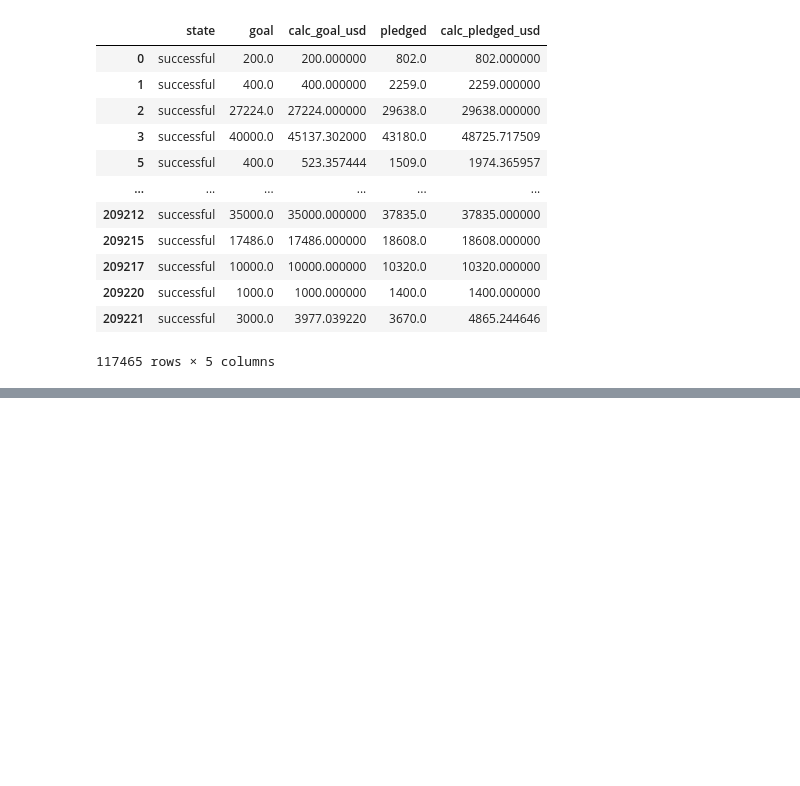
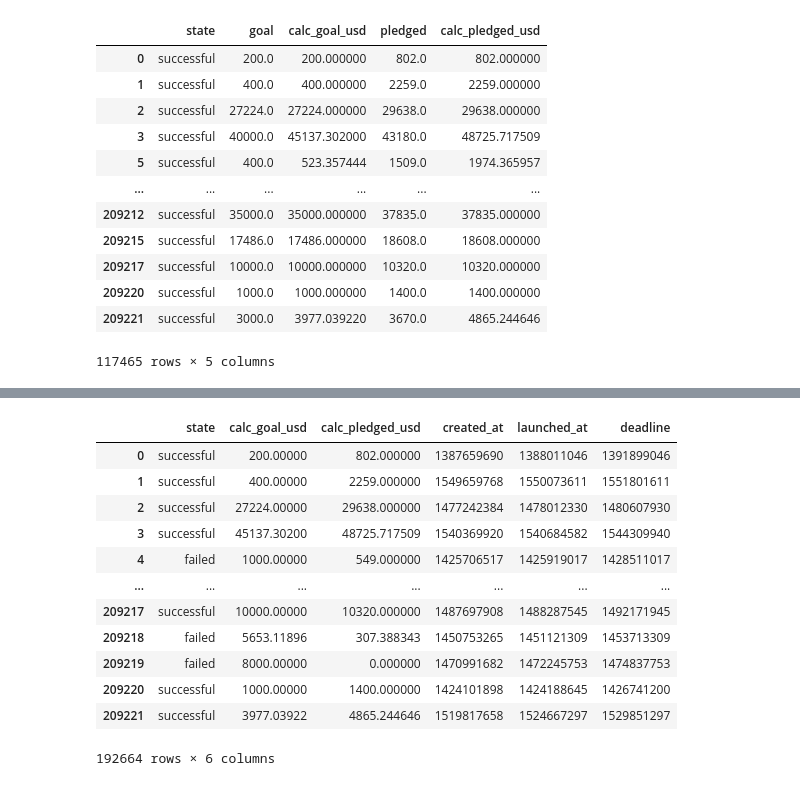
Before and after one commit to medscoops/Kickstarter_ARG, a Jupyter notebook: EDA-and-modeling.ipynb, the cells around one changed output, grey strips where cells are left out. Cells and saved outputs as stored; diff of their text form; code cells hidden in the pictures; blank space fills up the shorter version.

```diff
--- a/EDA-and-modeling.ipynb
+++ b/EDA-and-modeling.ipynb
@@ -684,0 +691,16 @@ merged_df[merged_df["state"] == "successful"][["state", "goal", "calc_goal_usd",
+# %%
+merged_df[["state", "calc_goal_usd","calc_pledged_usd", "created_at", "launched_at", "deadline"]]
+# %% [output]
+|  | state | calc_goal_usd | calc_pledged_usd | created_at | launched_at | deadline |
+| 0 | successful | 200.00000 | 802.000000 | 1387659690 | 1388011046 | 1391899046 |
+| 1 | successful | 400.00000 | 2259.000000 | 1549659768 | 1550073611 | 1551801611 |
+| 2 | successful | 27224.00000 | 29638.000000 | 1477242384 | 1478012330 | 1480607930 |
+| 3 | successful | 45137.30200 | 48725.717509 | 1540369920 | 1540684582 | 1544309940 |
+| 4 | failed | 1000.00000 | 549.000000 | 1425706517 | 1425919017 | 1428511017 |
+| ... | ... | ... | ... | ... | ... | ... |
+| 209217 | successful | 10000.00000 | 10320.000000 | 1487697908 | 1488287545 | 1492171945 |
+| 209218 | failed | 5653.11896 | 307.388343 | 1450753265 | 1451121309 | 1453713309 |
+| 209219 | failed | 8000.00000 | 0.000000 | 1470991682 | 1472245753 | 1474837753 |
+| 209220 | successful | 1000.00000 | 1400.000000 | 1424101898 | 1424188645 | 1426741200 |
+| 209221 | successful | 3977.03922 | 4865.244646 | 1519817658 | 1524667297 | 1529851297 |
+192664 rows × 6 columns
```
Also changed, not shown: parts of 15 cells of this notebook.
